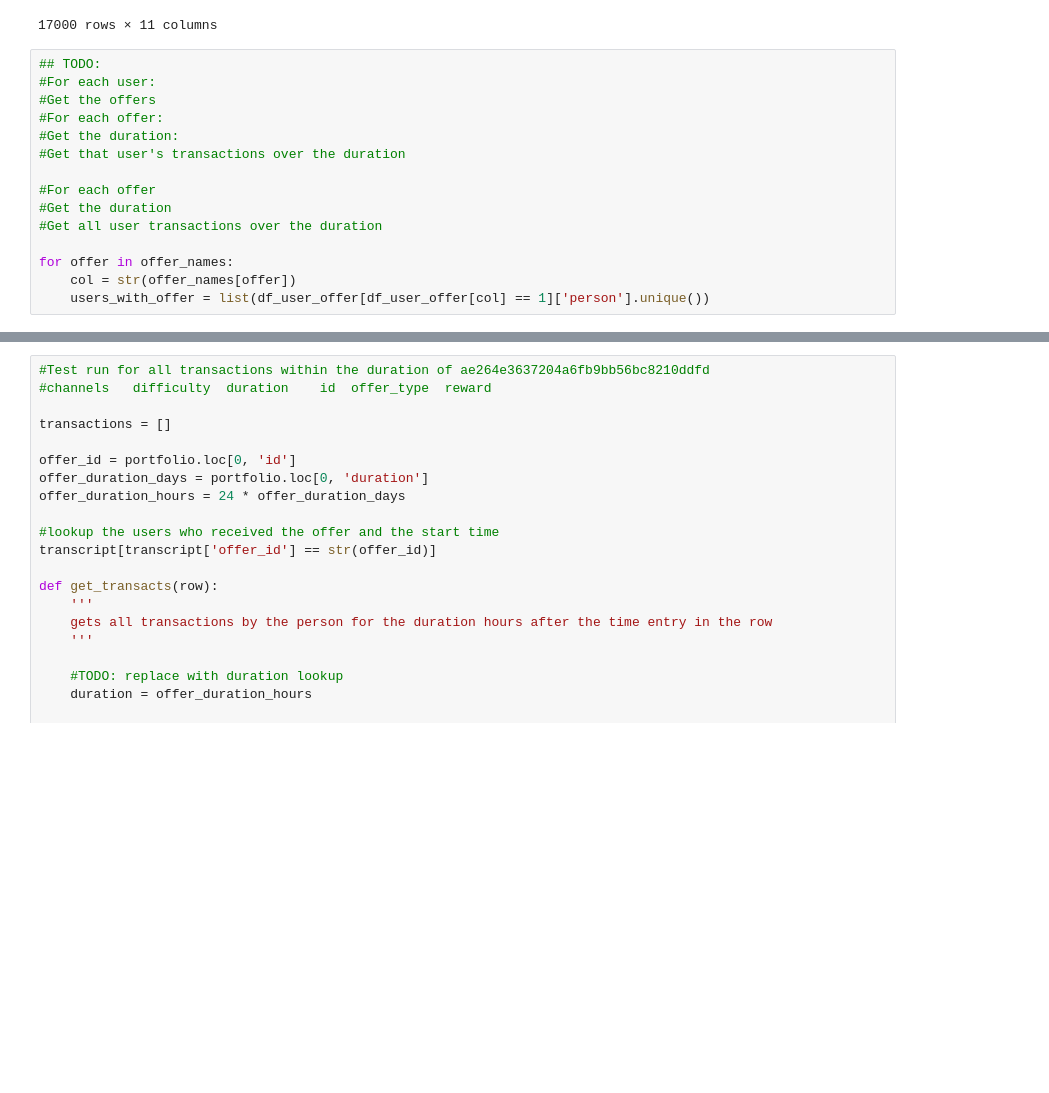
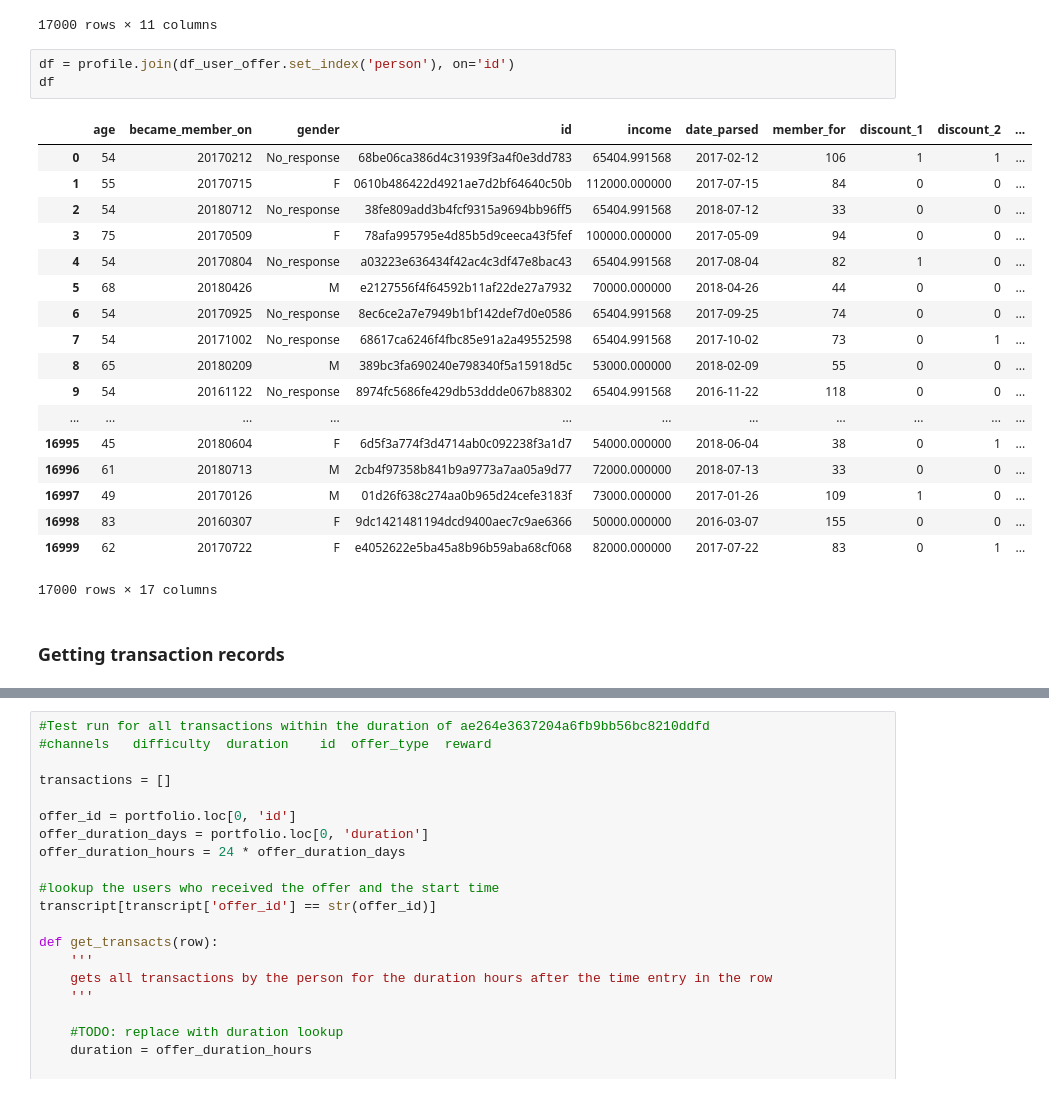
Before and after one commit to ismith1024/Udacity_Capstone, a Jupyter notebook: Starbucks_Capstone_notebook.ipynb, the cells around one changed output, grey strips where cells are left out. Saved outputs shown, nothing was run; the diff lists cells and outputs as text; blank space fills up the shorter version.

Commit message:
Create final dataframe

```diff
--- a/Starbucks_Capstone_notebook.ipynb
+++ b/Starbucks_Capstone_notebook.ipynb
@@ -503,18 +503,27 @@ df_user_offer
 | 9dc1421481194dcd9400aec7c9ae6366 | 9dc1421481194dcd9400aec7c9ae6366 | 0 | 0 | 0 | 0 | 1 | 1 | 1 | 0 | 0 | ... |
 | e4052622e5ba45a8b96b59aba68cf068 | e4052622e5ba45a8b96b59aba68cf068 | 0 | 1 | 0 | 0 | 0 | 0 | 0 | 1 | 1 | ... |
 17000 rows × 11 columns
-# %%
-## TODO:
-#For each user:
-#Get the offers
-#For each offer:
-#Get the duration:
-#Get that user's transactions over the duration
-
-#For each offer
-#Get the duration
-#Get all user transactions over the duration
-
-for offer in offer_names:
-    col = str(offer_names[offer])
-    users_with_offer = list(df_user_offer[df_user_offer[col] == 1]['person'].unique())
+# %%
+df = profile.join(df_user_offer.set_index('person'), on='id')
+df
+# %% [output]
+|  | age | became_member_on | gender | id | income | date_parsed | member_for | discount_1 | discount_2 | ... |
+| 0 | 54 | 20170212 | No_response | 68be06ca386d4c31939f3a4f0e3dd783 | 65404.991568 | 2017-02-12 | 106 | 1 | 1 | ... |
+| 1 | 55 | 20170715 | F | 0610b486422d4921ae7d2bf64640c50b | 112000.000000 | 2017-07-15 | 84 | 0 | 0 | ... |
+| 2 | 54 | 20180712 | No_response | 38fe809add3b4fcf9315a9694bb96ff5 | 65404.991568 | 2018-07-12 | 33 | 0 | 0 | ... |
+| 3 | 75 | 20170509 | F | 78afa995795e4d85b5d9ceeca43f5fef | 100000.000000 | 2017-05-09 | 94 | 0 | 0 | ... |
+| 4 | 54 | 20170804 | No_response | a03223e636434f42ac4c3df47e8bac43 | 65404.991568 | 2017-08-04 | 82 | 1 | 0 | ... |
+| 5 | 68 | 20180426 | M | e2127556f4f64592b11af22de27a7932 | 70000.000000 | 2018-04-26 | 44 | 0 | 0 | ... |
+| 6 | 54 | 20170925 | No_response | 8ec6ce2a7e7949b1bf142def7d0e0586 | 65404.991568 | 2017-09-25 | 74 | 0 | 0 | ... |
+| 7 | 54 | 20171002 | No_response | 68617ca6246f4fbc85e91a2a49552598 | 65404.991568 | 2017-10-02 | 73 | 0 | 1 | ... |
+| 8 | 65 | 20180209 | M | 389bc3fa690240e798340f5a15918d5c | 53000.000000 | 2018-02-09 | 55 | 0 | 0 | ... |
+| 9 | 54 | 20161122 | No_response | 8974fc5686fe429db53ddde067b88302 | 65404.991568 | 2016-11-22 | 118 | 0 | 0 | ... |
+| ... | ... | ... | ... | ... | ... | ... | ... | ... | ... | ... |
+| 16995 | 45 | 20180604 | F | 6d5f3a774f3d4714ab0c092238f3a1d7 | 54000.000000 | 2018-06-04 | 38 | 0 | 1 | ... |
+| 16996 | 61 | 20180713 | M | 2cb4f97358b841b9a9773a7aa05a9d77 | 72000.000000 | 2018-07-13 | 33 | 0 | 0 | ... |
+| 16997 | 49 | 20170126 | M | 01d26f638c274aa0b965d24cefe3183f | 73000.000000 | 2017-01-26 | 109 | 1 | 0 | ... |
+| 16998 | 83 | 20160307 | F | 9dc1421481194dcd9400aec7c9ae6366 | 50000.000000 | 2016-03-07 | 155 | 0 | 0 | ... |
+| 16999 | 62 | 20170722 | F | e4052622e5ba45a8b96b59aba68cf068 | 82000.000000 | 2017-07-22 | 83 | 0 | 1 | ... |
+17000 rows × 17 columns
+# %% [markdown]
+### Getting transaction records
```
Also changed, not shown: parts of 12 cells of this notebook.
